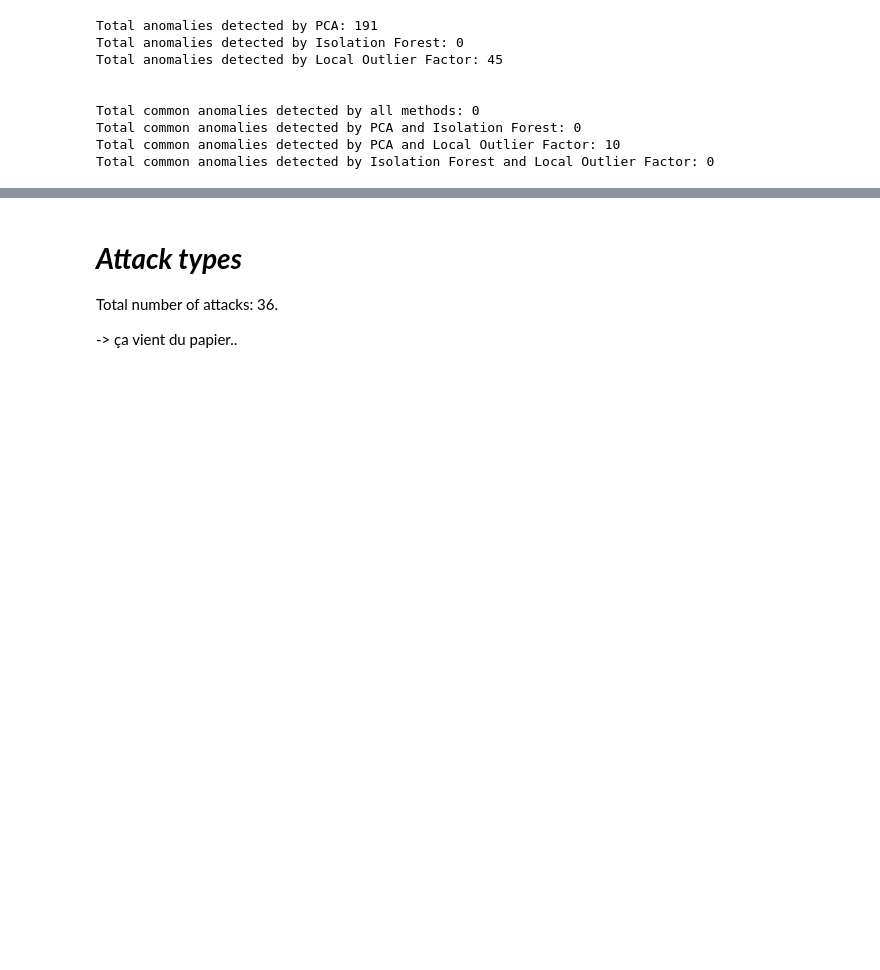
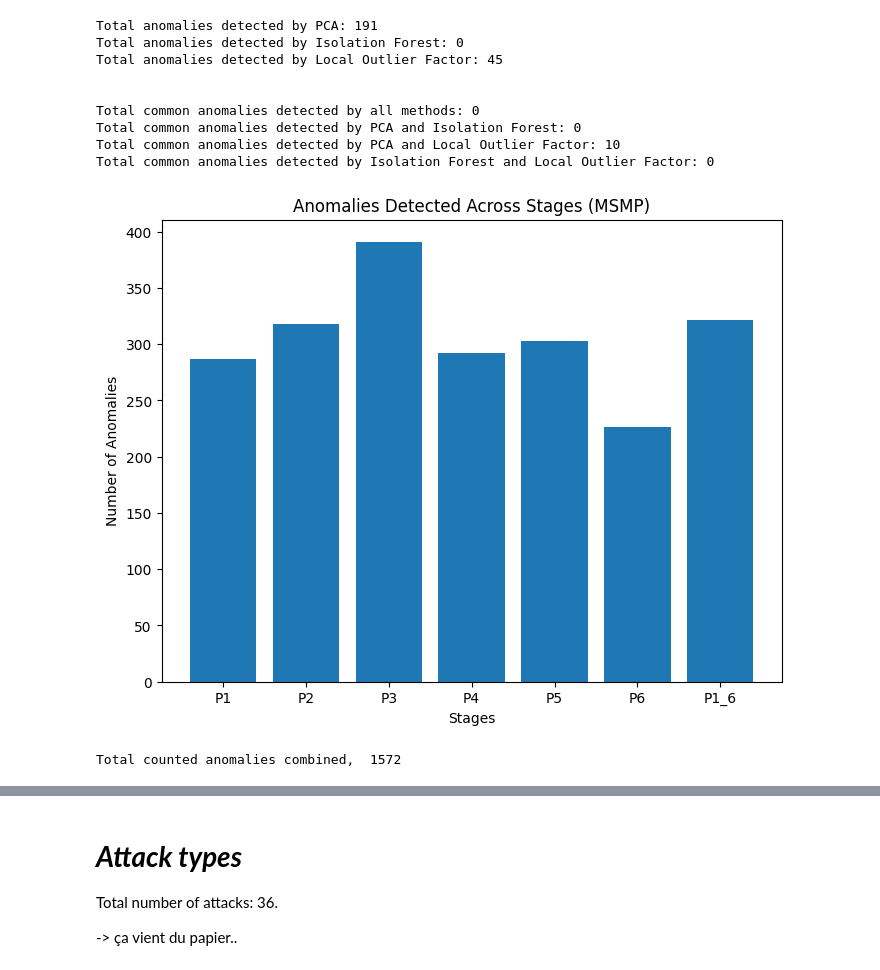
Before and after one commit to ClovisDyArx/cyberml_projet, a Jupyter notebook: dataset2_subject1_new_dataset.ipynb, the cells around one changed output, grey strips where cells are left out. Saved outputs shown, nothing was run; the diff lists cells and outputs as text; code cells hidden in the pictures; blank space fills up the shorter version.

```diff
--- a/dataset2_subject1_new_dataset.ipynb
+++ b/dataset2_subject1_new_dataset.ipynb
@@ -809,3 +859,24 @@ Total common anomalies detected by all methods: 0
 Total common anomalies detected by PCA and Isolation Forest: 0
 Total common anomalies detected by PCA and Local Outlier Factor: 10
 Total common anomalies detected by Isolation Forest and Local Outlier Factor: 0
+# %%
+# Count anomalies per stage
+anomalies_count = {
+    "P1": np.sum(p1['Anomaly']),
+    "P2": np.sum(p2['Anomaly']),
+    "P3": np.sum(p3['Anomaly']),
+    "P4": np.sum(p4['Anomaly']),
+    "P5": np.sum(p5['Anomaly']),
+    "P6": np.sum(p6['Anomaly']),
+    "P1_6": np.sum(p1_6['Anomaly'])
+}
+
+# Visualize
+plt.figure(figsize=(8, 6))
+plt.bar(anomalies_count.keys(), anomalies_count.values())
+plt.title('Anomalies Detected Across Stages (MSMP)')
+plt.ylabel('Number of Anomalies')
+plt.xlabel('Stages')
+plt.show()
+# %% [output]
+[figure, added]
@@ -811,0 +889,4 @@ Total common anomalies detected by Isolation Forest and Local Outlier Factor: 0
+# %%
+print("Total counted anomalies combined, ", total_anomalies.sum())
+# %% [output]
+Total counted anomalies combined,  1572
```
Also changed, not shown: parts of 10 cells of this notebook.
